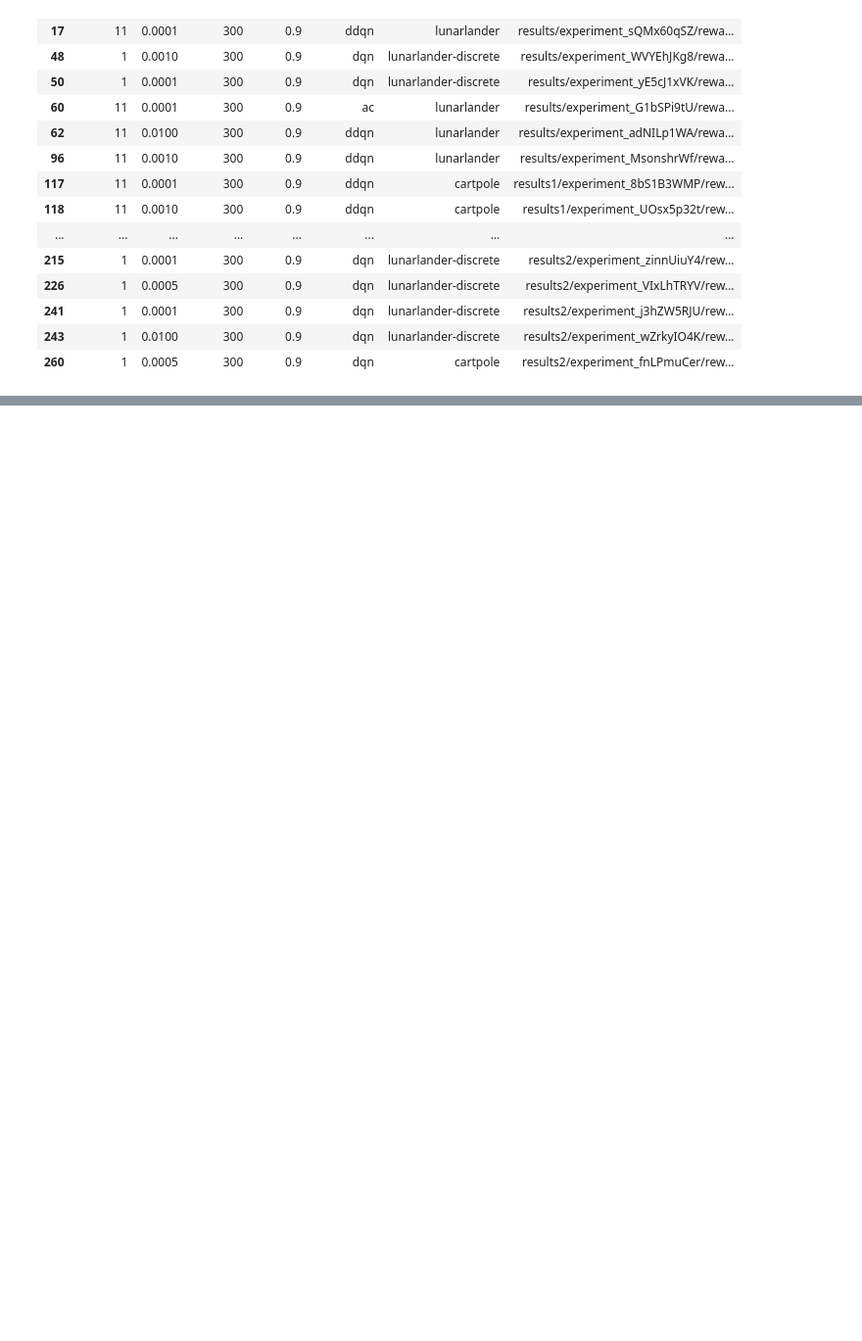
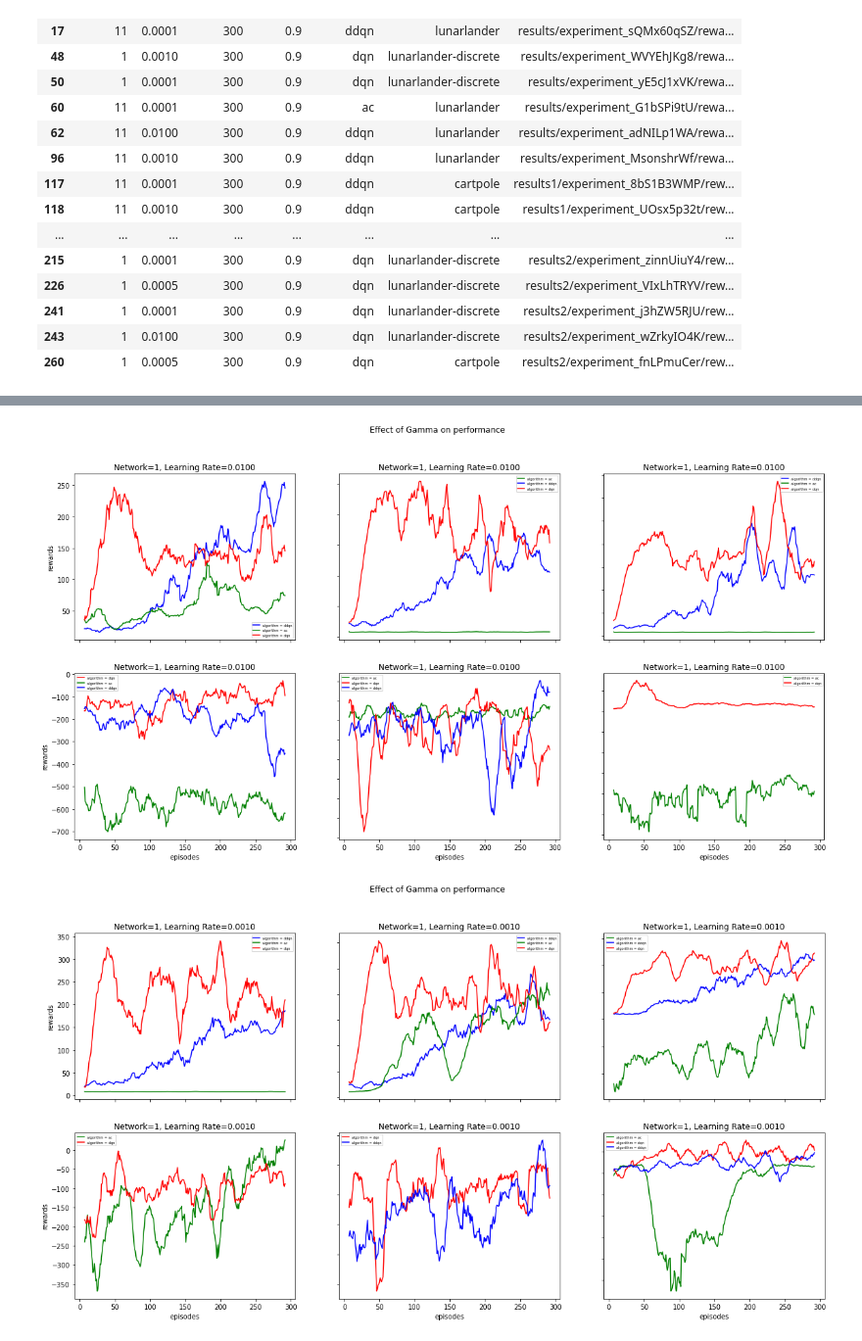
Before and after one commit to tanmaygadgil/rl-fai, a Jupyter notebook: all_results 2/Untitled.ipynb, the cells around one changed output, grey strips where cells are left out. Shown at 98% size. Cells and saved outputs as stored; diff of their text form; code cells hidden in the pictures; blank space fills up the shorter version.

```diff
--- a/all_results 2/Untitled.ipynb
+++ b/all_results 2/Untitled.ipynb
@@ -178,0 +266,7 @@ for n in [1, 2]:
+# %%
+for n in [1, 2]:
+    for l in [0.01, 0.001, 0.0001]:
+        plotter_constGamma(slicer(config_df, episodes = 300, network = n, lr = l))
+# %% [output]
+[figure, added]
+[figure, added]
```
Also changed, not shown: parts of 4 cells of this notebook, 12 other files.
